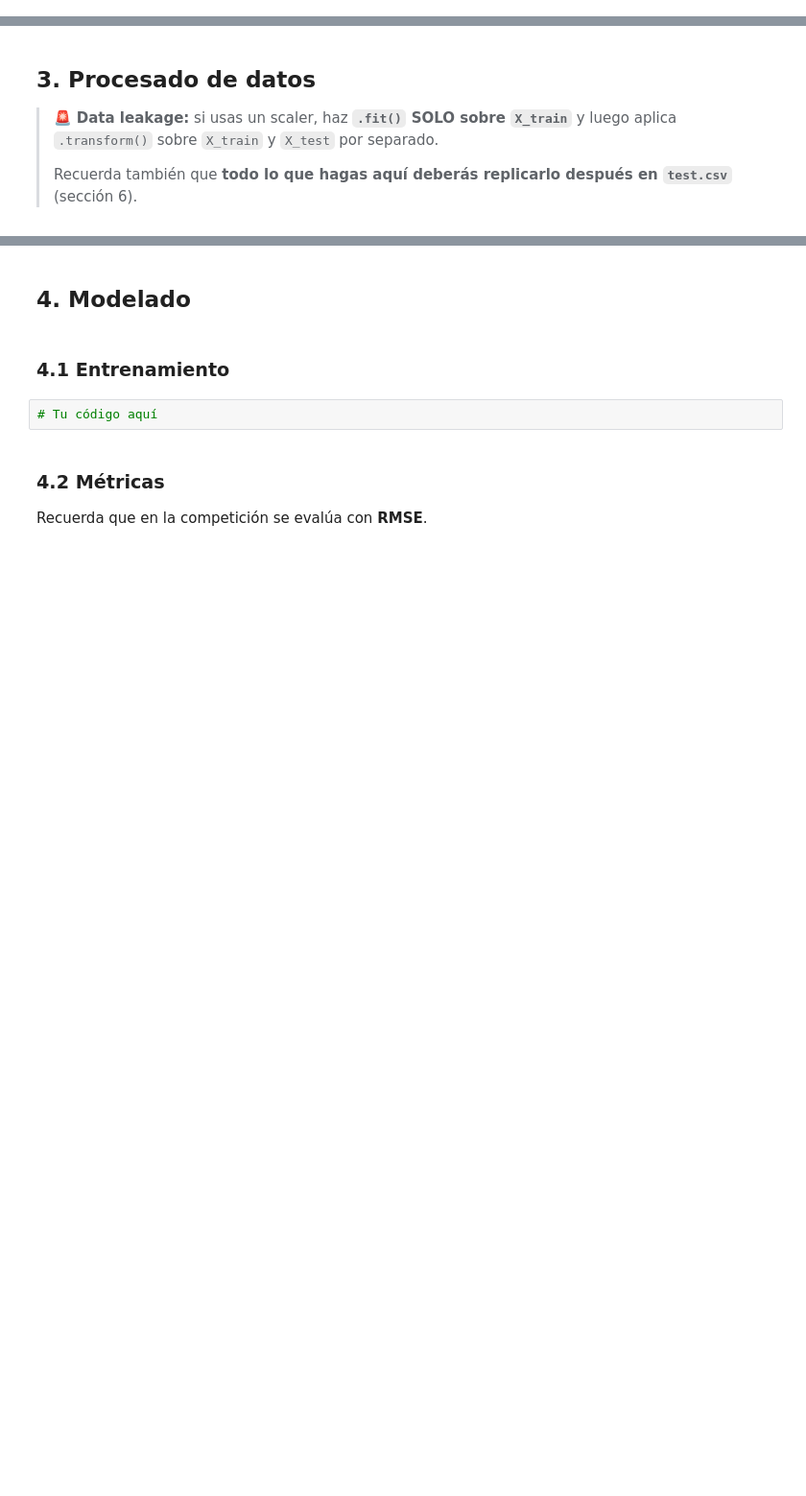
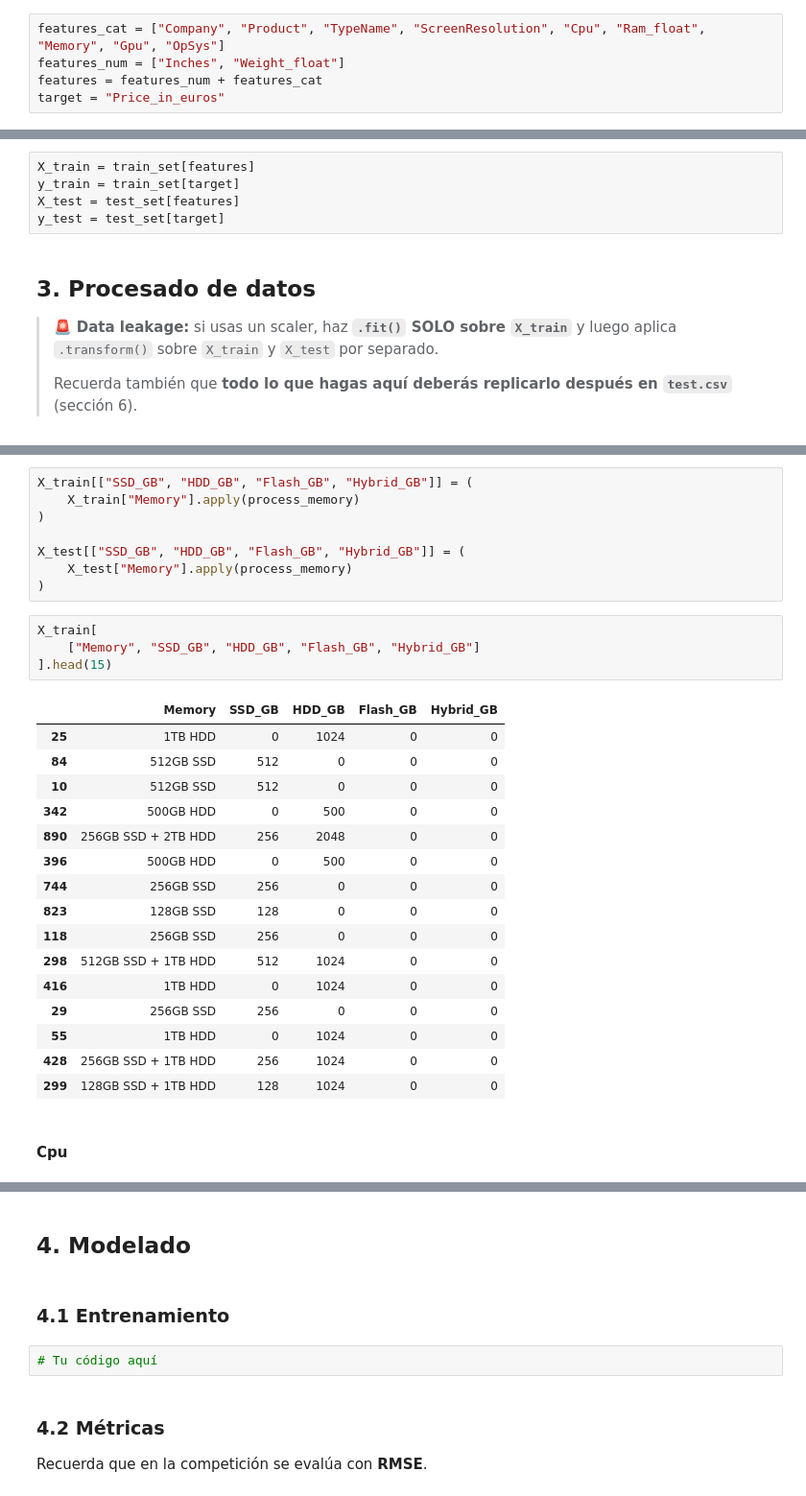
Before and after one commit to willwalker7/Kaggle-Competition-WW, a Jupyter notebook: TC_04_Sprint_12_Kaggle/TC-Kaggle_submission.ipynb, the cells around one changed output, grey strips where cells are left out. Shown at 96% size. Saved outputs shown, nothing was run; the diff lists cells and outputs as text; blank space fills up the shorter version.

```diff
--- a/TC_04_Sprint_12_Kaggle/TC-Kaggle_submission.ipynb
+++ b/TC_04_Sprint_12_Kaggle/TC-Kaggle_submission.ipynb
@@ -80,2 +288,7 @@ df.head()
+# %%
+features_cat = ["Company", "Product", "TypeName", "ScreenResolution", "Cpu", "Ram_float", "Memory", "Gpu", "OpSys"]
+features_num = ["Inches", "Weight_float"]
+features = features_num + features_cat
+target = "Price_in_euros"
 # %% [markdown]
 ### 2.2 Definir X e y
@@ -88,3 +295,8 @@ df.head()
+# %%
+X_train = train_set[features]
+y_train = train_set[target]
+X_test = test_set[features]
+y_test = test_set[target]
 # %% [markdown]
 ## 3. Procesado de datos
 
@@ -95,0 +354,31 @@ df.head()
+# %%
+X_train[["SSD_GB", "HDD_GB", "Flash_GB", "Hybrid_GB"]] = (
+    X_train["Memory"].apply(process_memory)
+)
+
+X_test[["SSD_GB", "HDD_GB", "Flash_GB", "Hybrid_GB"]] = (
+    X_test["Memory"].apply(process_memory)
+)
+# %%
+X_train[
+    ["Memory", "SSD_GB", "HDD_GB", "Flash_GB", "Hybrid_GB"]
+].head(15)
+# %% [output]
+|  | Memory | SSD_GB | HDD_GB | Flash_GB | Hybrid_GB |
+| 25 | 1TB HDD | 0 | 1024 | 0 | 0 |
+| 84 | 512GB SSD | 512 | 0 | 0 | 0 |
+| 10 | 512GB SSD | 512 | 0 | 0 | 0 |
+| 342 | 500GB HDD | 0 | 500 | 0 | 0 |
+| 890 | 256GB SSD + 2TB HDD | 256 | 2048 | 0 | 0 |
+| 396 | 500GB HDD | 0 | 500 | 0 | 0 |
+| 744 | 256GB SSD | 256 | 0 | 0 | 0 |
+| 823 | 128GB SSD | 128 | 0 | 0 | 0 |
+| 118 | 256GB SSD | 256 | 0 | 0 | 0 |
+| 298 | 512GB SSD + 1TB HDD | 512 | 1024 | 0 | 0 |
+| 416 | 1TB HDD | 0 | 1024 | 0 | 0 |
+| 29 | 256GB SSD | 256 | 0 | 0 | 0 |
+| 55 | 1TB HDD | 0 | 1024 | 0 | 0 |
+| 428 | 256GB SSD + 1TB HDD | 256 | 1024 | 0 | 0 |
+| 299 | 128GB SSD + 1TB HDD | 128 | 1024 | 0 | 0 |
+# %% [markdown]
+#### Cpu
```
Also changed, not shown: parts of 43 cells of this notebook, 1 other file.
